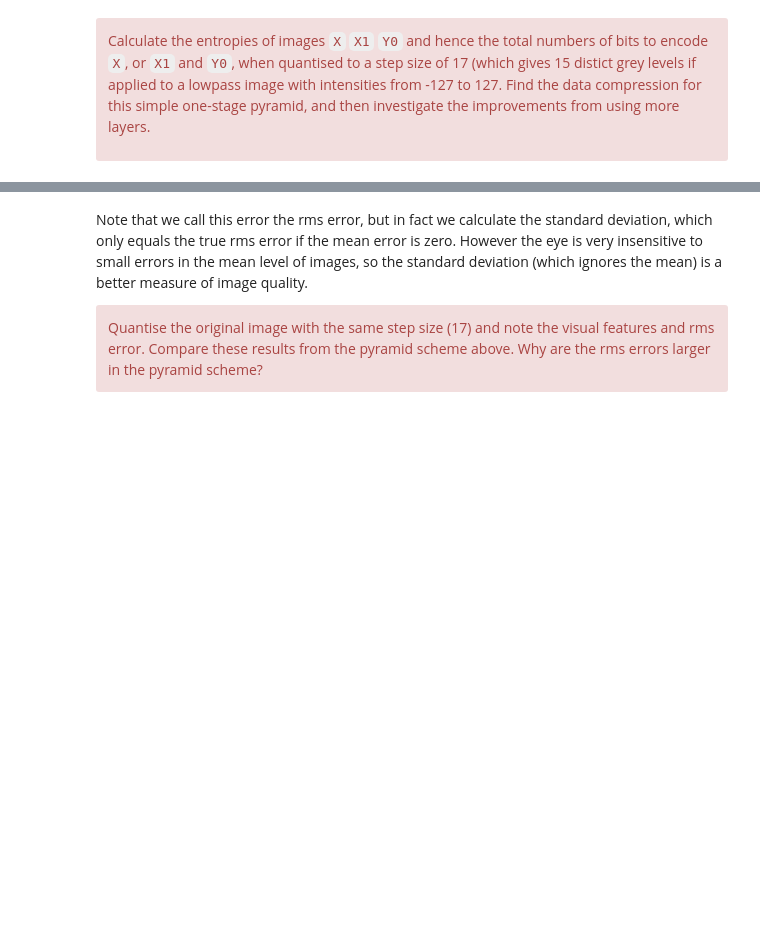
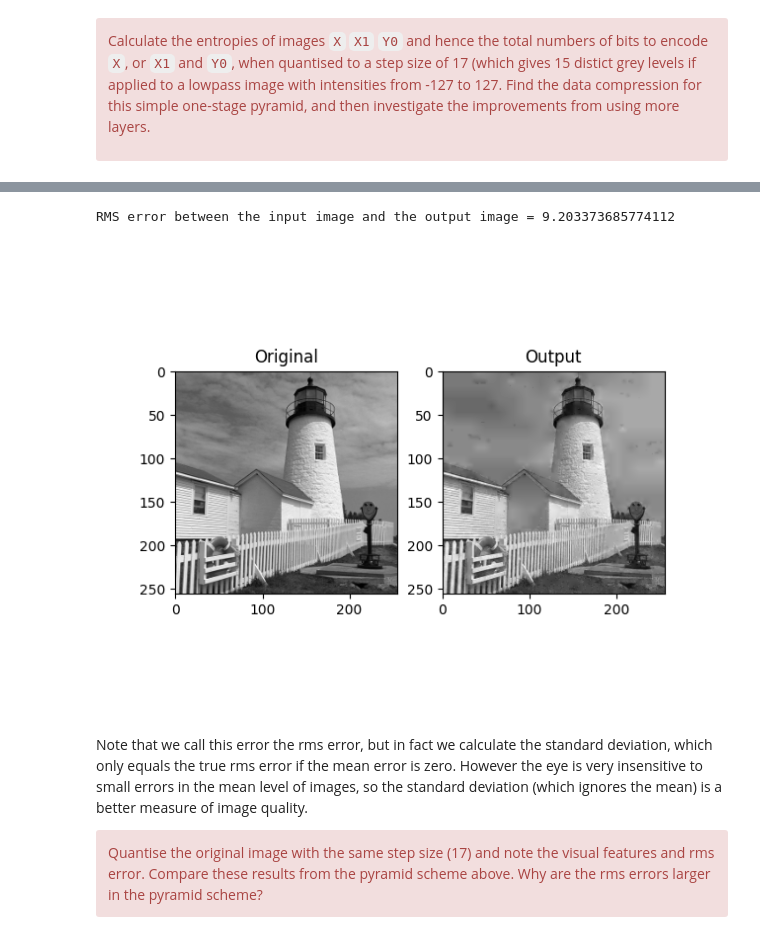
Before and after one commit to ki277/cued_sf2_lab, a Jupyter notebook: 6-laplacian-pyramid.ipynb, the cells around one changed output, grey strips where cells are left out. Cells and saved outputs as stored; diff of their text form; code cells hidden in the pictures; blank space fills up the shorter version.

```diff
--- a/6-laplacian-pyramid.ipynb
+++ b/6-laplacian-pyramid.ipynb
@@ -327,3 +422,23 @@ Quantise the Laplacian pyramid with a step size of 17, and reconstruct the outpu
+# %%
+Y0, Y1, Y2, Y3, Y4, Y5, X6 = py6enc(X, h)
+Y0, Y1, Y2, Y3, Y4, Y5, X6 = [quantise(layer, step) for layer in [Y0, Y1, Y2, Y3, Y4, Y5, X6]]
+#print(Y0, Y1, Y2, Y3, X4)
+Z5, Z4, Z3, Z2, Z1, Z05 = py6dec(Y0, Y1, Y2, Y3, Y4, Y5, X6, h)
+
+# the rms error between the original and recondtructed image
+encode_decode_err = np.std(X - Z05)
+print(f'RMS error between the input image and the output image = {encode_decode_err}')
+
+# look at the visual features
+fig, ax = plt.subplots(1, 2)
+ax[0].imshow(X, cmap='gray')
+ax[0].set_title('Original')
+ax[1].imshow(Z0, cmap='gray')
+ax[1].set_title('Output')
+plt.show()
+# %% [output]
+RMS error between the input image and the output image = 9.203373685774112
+[figure, added]
 # %% [markdown]
 Note that we call this error the rms error, but in fact we calculate the standard deviation, which only equals the true rms error if the mean error is zero. However the eye is very insensitive to small errors in the mean level of images, so the standard deviation (which ignores the mean) is a better measure of image quality.
 
```
Also changed, not shown: parts of 10 cells of this notebook, 1 other file.
